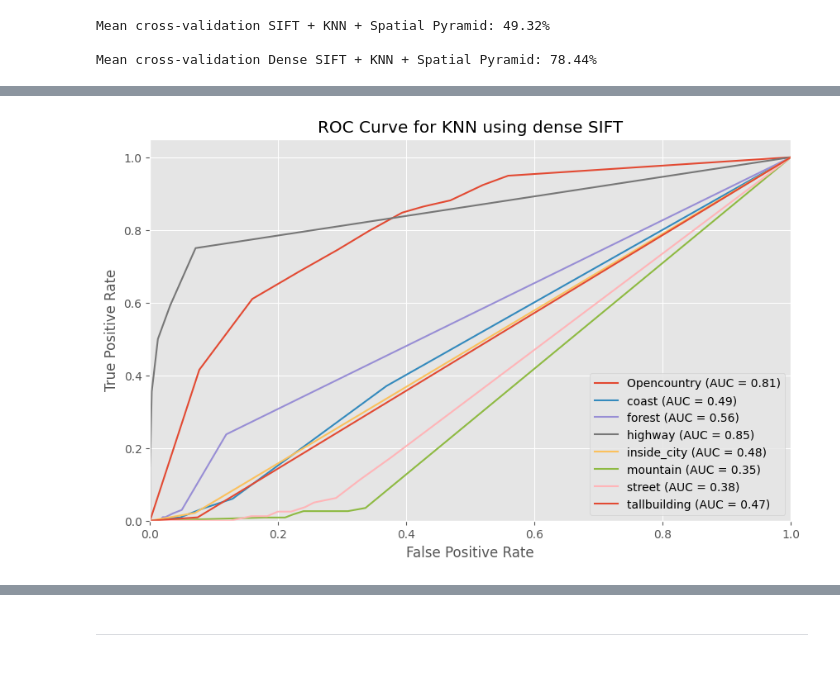
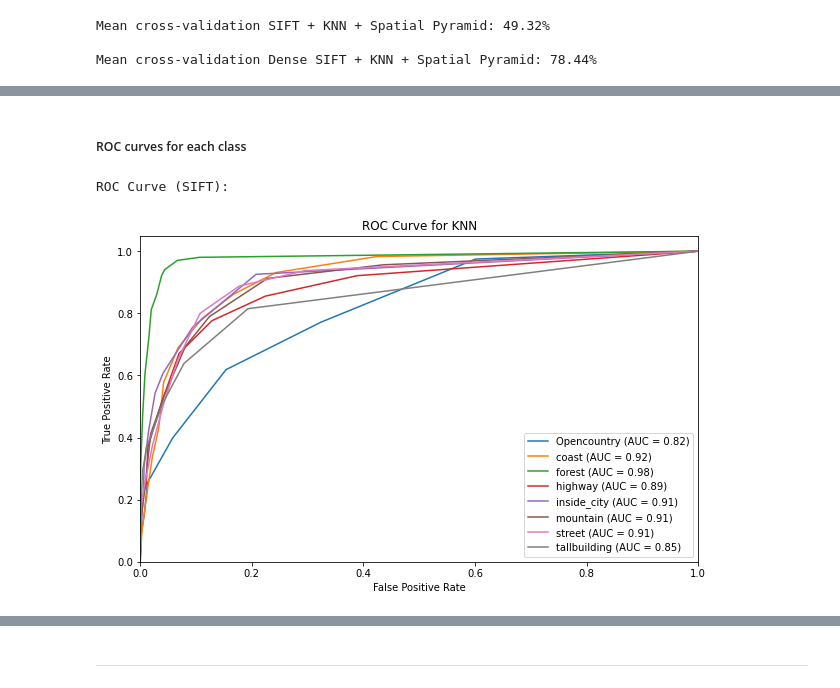
Before and after one commit to MCV-C3/project23-24-01, a Jupyter notebook: Task1/BagofVisualWords.ipynb, the cells around one changed output, grey strips where cells are left out. Drawn from its saved outputs; the diff is of its cells as text; code cells hidden in the pictures.

Commit message:
roc curves v2

```diff
--- a/Task1/BagofVisualWords.ipynb
+++ b/Task1/BagofVisualWords.ipynb
@@ -485,10 +479,12 @@ We build a k-nn classifier and train it with the train descriptors
 if standard_descriptor:
     knn = KNeighborsClassifier(n_neighbors=10, n_jobs=-1, metric='euclidean')
     knn.fit(visual_words, train_labels)
+    base_knn = knn
 
 if dense_descriptor:
     d_knn = KNeighborsClassifier(n_neighbors=10, n_jobs=-1, metric='euclidean')
     d_knn.fit(visual_words_dense, train_labels)
+    base_d_knn = d_knn
 # %% [markdown]
 Optuna to test different values for k in kmeans
 # %%
@@ -772,30 +736,8 @@ plt.show()
-# %%
-# binarize the labels
-label_encoder = LabelEncoder()
-y_test_encoded = label_encoder.fit_transform(test_labels)
-
-# Binarize the labels
-y_test_bin = label_binarize(y_test_encoded, classes=np.arange(8))
-# Get the predicted probabilities for each class
-y_score = d_knn.predict_proba(visual_words_dense_test)
-# Initialize the ROC curve plot
-plt.figure(figsize=(10, 6))
-
-# Compute ROC curve and ROC area for each class
-for i in range(8):
-    fpr, tpr, _ = roc_curve(y_test_bin[:, i], y_score[:, i])
-    roc_auc = auc(fpr, tpr)
-    original_label = label_encoder.inverse_transform([i])[0]
-    # Plot the ROC curve for each class
-    plt.plot(fpr, tpr, label=f'{original_label} (AUC = {roc_auc:.2f})')
-
-# Set plot details
-plt.xlim([0.0, 1.0])
-plt.ylim([0.0, 1.05])
-plt.xlabel('False Positive Rate')
-plt.ylabel('True Positive Rate')
-plt.title('ROC Curve for KNN using dense SIFT')
-plt.legend(loc="lower right")
-plt.show()
-# %% [output]
-[figure, removed]
+# %% [markdown]
+##### ROC curves for each class
+# %%
+print("ROC Curve (SIFT):")
+utils.plot_roc_curve(visual_words_test, test_labels, base_knn, "KNN")
+# %% [output]
+ROC Curve (SIFT):
+[figure, added]
```
Also changed, not shown: parts of 20 cells of this notebook, 1 other file.
